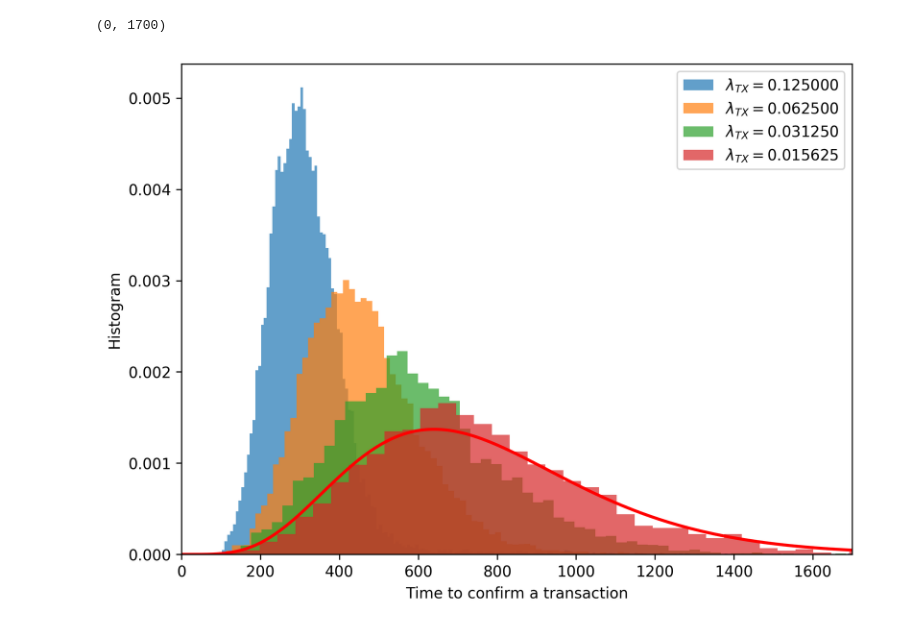
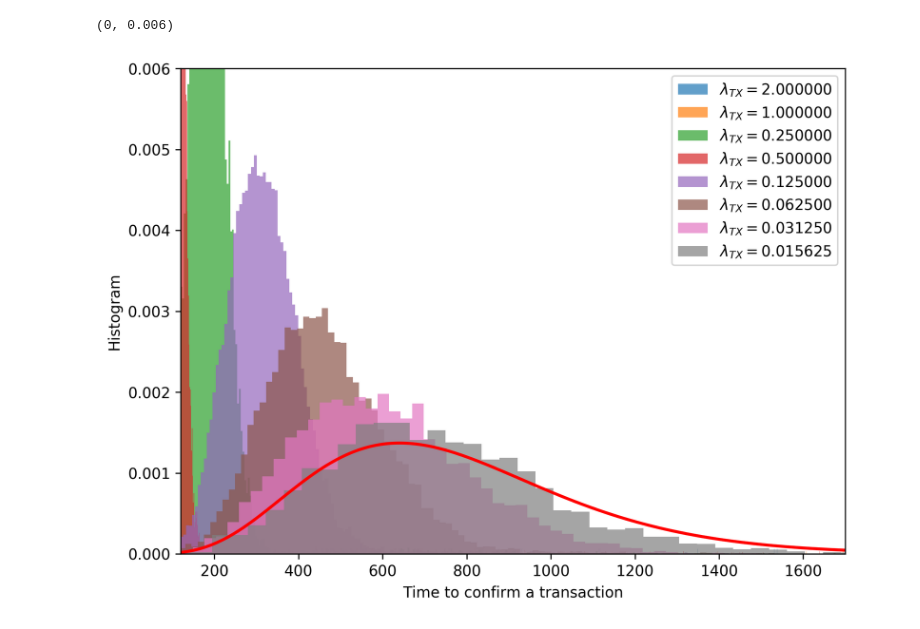
Before and after one commit to HathorNetwork/hathor-simulator, a Jupyter notebook: Hathor Confirmation Time Many Scenarios-Copy1.ipynb, the cells around one changed output. Saved outputs shown, nothing was run; the diff lists cells and outputs as text; code cells hidden in the pictures.

```diff
--- a/Hathor Confirmation Time Many Scenarios-Copy1.ipynb
+++ b/Hathor Confirmation Time Many Scenarios-Copy1.ipynb
@@ -6,2 +7,17 @@ import scipy.stats
 # %%
 simulators = []
+# %%
+for tx_lambda in [2, 1, 1/4., 1/2.]:
+    print(tx_lambda)
+
+    sim = HathorSimulator(block_weight=20.30)
+
+    m0 = Miner(hashpower=10000)
+    sim.add_miner(m0)
+
+    g1 = TxGenerator(tx_lambda=tx_lambda, hashpower=10000)
+    sim.add_tx_generator(g1)
+
+    sim.run(3600*24)
+
+    simulators.append(sim)
@@ -41,23 +49,28 @@ for tx_lambda in [1/8., 1/16., 1/32., 1/64.]:
 # %%
 plt.figure(figsize=(8, 6), dpi=300)
 for sim in simulators:
     nodes = sim.transactions + sim.blocks
     nodes.sort(key=lambda x: x.time)
     v = [tx.extras['confirmed_time'] - tx.time for tx in nodes if tx.type == 'tx' and 'confirmed_time' in tx.extras]
-    plt.hist(v, bins='fd', density=True, alpha=0.7, label='$\lambda_{{TX}} = {:.6f}$'.format(sim.tx_generators[0].tx_lambda));
+    if len(v) > 50000:
+        v2 = random.sample(v, 50000)
+    else:
+        v2 = v
+    plt.hist(v2, bins='fd', density=True, alpha=0.7, label='$\lambda_{{TX}} = {:.6f}$'.format(sim.tx_generators[0].tx_lambda));
 
 x = np.linspace(0, max(v), 1000)
 y = scipy.stats.erlang.pdf(x, 6, 0, 128)
 plt.plot(x, y, 'r', linewidth=2);
 
 plt.ylabel('Histogram')
 plt.xlabel('Time to confirm a transaction');
 plt.legend();
 
-plt.xlim(0, 1700)
+plt.xlim(120, 1700)
+plt.ylim(0, 0.006)
 # %% [output]
-(0, 1700)
+(0, 0.006)
-[figure, old version]
+[figure, new version]
 # %%
 print(sim.block_weight, sim.min_weight_confirmed)
 for tx in nodes:
```
Also changed, not shown: parts of 4 cells of this notebook, 4 other files.
